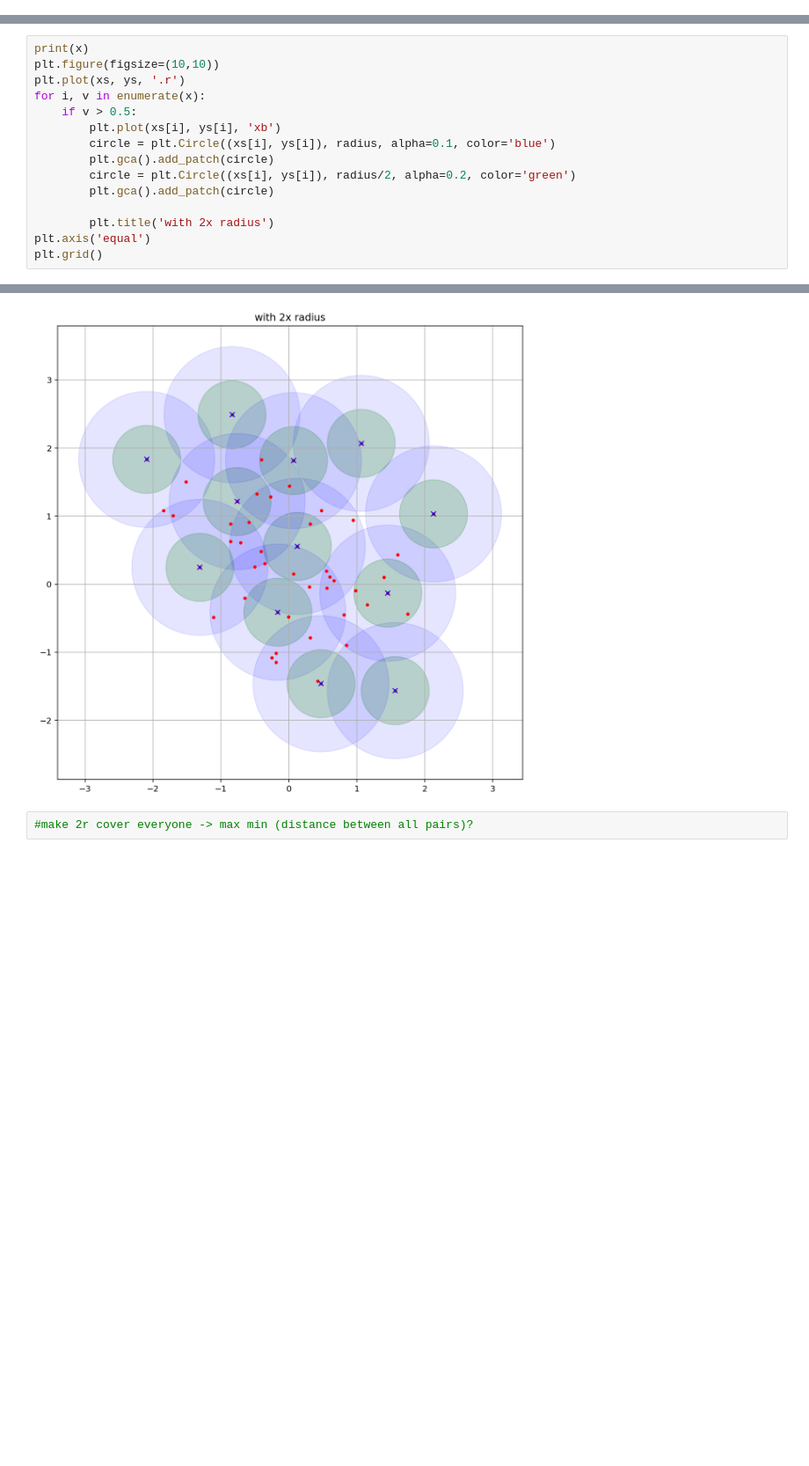
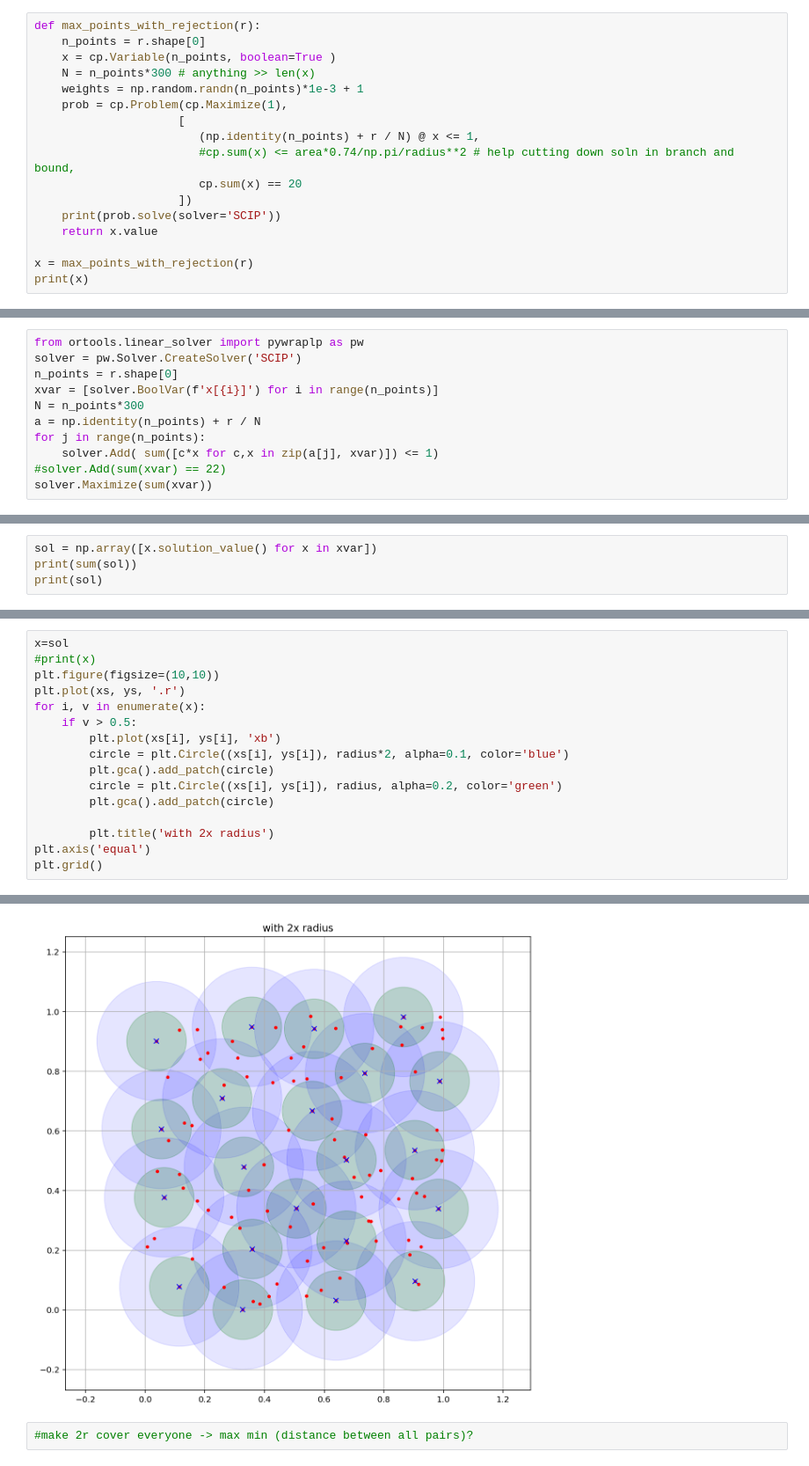
Before and after one commit to piti118/max-point-with-rejection, a Jupyter notebook: max point with rejection.ipynb, the cells around one changed output, grey strips where cells are left out. Shown at 88% size. Cells and saved outputs as stored; diff of their text form; blank space fills up the shorter version.

```diff
--- a/max point with rejection.ipynb
+++ b/max point with rejection.ipynb
@@ -42,0 +49,17 @@ x = max_points_with_rejection(r)
+# %%
+def max_points_with_rejection(r):
+    n_points = r.shape[0]
+    x = cp.Variable(n_points, boolean=True )
+    N = n_points*300 # anything >> len(x)
+    weights = np.random.randn(n_points)*1e-3 + 1
+    prob = cp.Problem(cp.Maximize(1),
+                     [
+                        (np.identity(n_points) + r / N) @ x <= 1,
+                        #cp.sum(x) <= area*0.74/np.pi/radius**2 # help cutting down soln in branch and bound,
+                        cp.sum(x) == 20
+                     ])
+    print(prob.solve(solver='SCIP'))
+    return x.value
+
+x = max_points_with_rejection(r)
+print(x)
@@ -42,0 +100,11 @@ x = max_points_with_rejection(r)
+# %%
+from ortools.linear_solver import pywraplp as pw
+solver = pw.Solver.CreateSolver('SCIP')
+n_points = r.shape[0]
+xvar = [solver.BoolVar(f'x[{i}]') for i in range(n_points)]
+N = n_points*300
+a = np.identity(n_points) + r / N
+for j in range(n_points):
+    solver.Add( sum([c*x for c,x in zip(a[j], xvar)]) <= 1)
+#solver.Add(sum(xvar) == 22)
+solver.Maximize(sum(xvar))
@@ -42,0 +117,4 @@ x = max_points_with_rejection(r)
+# %%
+sol = np.array([x.solution_value() for x in xvar])
+print(sum(sol))
+print(sol)
@@ -43,13 +129,14 @@ x = max_points_with_rejection(r)
 # %%
-print(x)
+x=sol
+#print(x)
 plt.figure(figsize=(10,10))
 plt.plot(xs, ys, '.r')
 for i, v in enumerate(x):
     if v > 0.5:
         plt.plot(xs[i], ys[i], 'xb')
-        circle = plt.Circle((xs[i], ys[i]), radius, alpha=0.1, color='blue')
+        circle = plt.Circle((xs[i], ys[i]), radius*2, alpha=0.1, color='blue')
         plt.gca().add_patch(circle)
-        circle = plt.Circle((xs[i], ys[i]), radius/2, alpha=0.2, color='green')
+        circle = plt.Circle((xs[i], ys[i]), radius, alpha=0.2, color='green')
         plt.gca().add_patch(circle)
 
         plt.title('with 2x radius')
@@ -62,3 +146,3 @@ plt.grid()
-[figure, old version]
+[figure, new version]
 # %%
 #make 2r cover everyone -> max min (distance between all pairs)?
```
Also changed, not shown: parts of 10 cells of this notebook, 2 other files.
